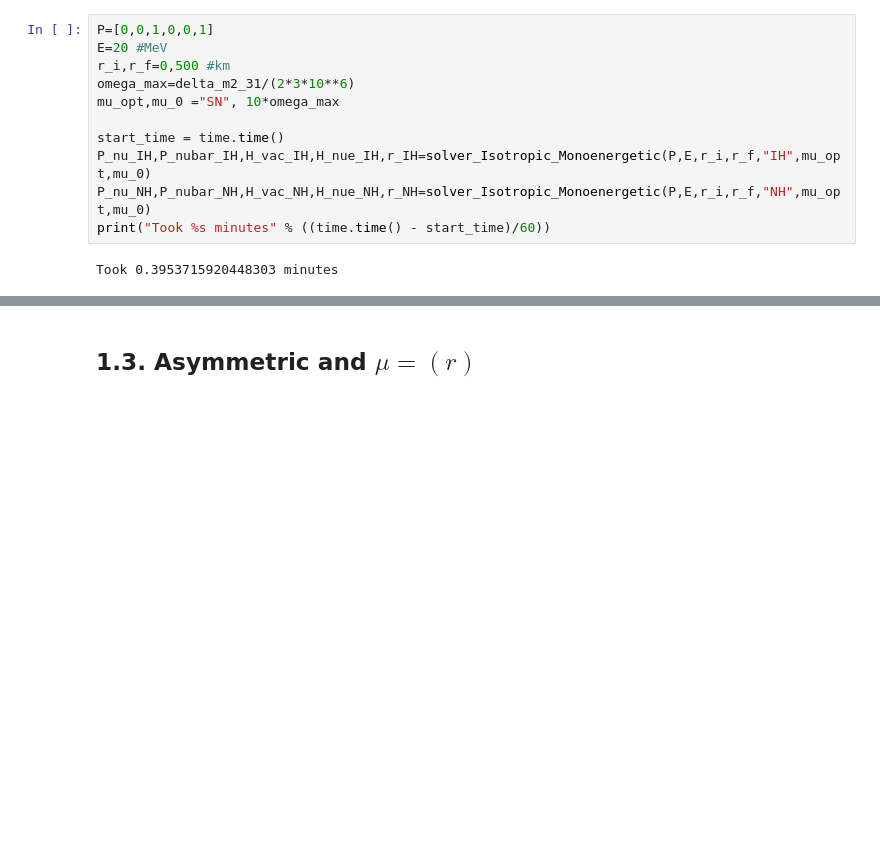
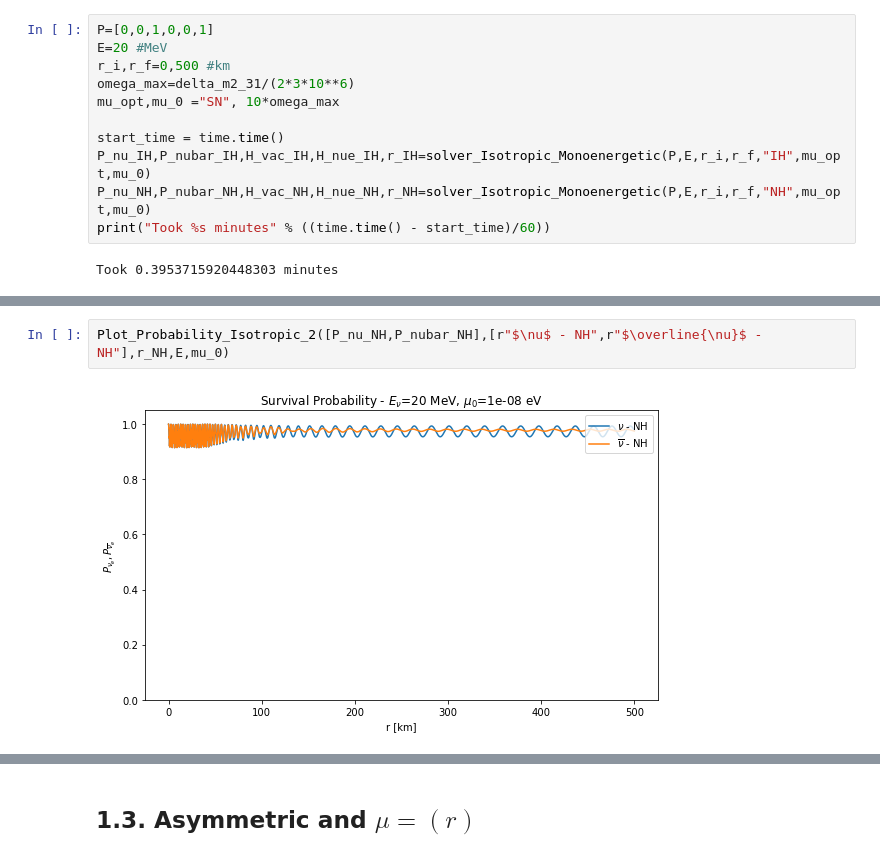
Before and after one commit to pedrodedin/Neutrino-Collective-Effects, a Jupyter notebook: Quick_Guide.ipynb, the cells around one changed output, grey strips where cells are left out. Saved outputs shown, nothing was run; the diff lists cells and outputs as text; blank space fills up the shorter version.

```diff
--- a/Quick_Guide.ipynb
+++ b/Quick_Guide.ipynb
@@ -114,3 +114,7 @@ ani=Pol_Vec_Anim_Isotropic_mu_Profile(P_nu_IH,P_nubar_IH,H_vac_IH,r_IH,E,mu_0,"I
 HTML(ani.to_html5_video())
 # %% [output]
 [interactive output not drawn]
+# %%
+Plot_Probability_Isotropic_2([P_nu_NH,P_nubar_NH],[r"$\nu$ - NH",r"$\overline{\nu}$ - NH"],r_NH,E,mu_0)
+# %% [output]
+[figure, added]
```
Also changed, not shown: parts of 6 cells of this notebook, 7 other files.
